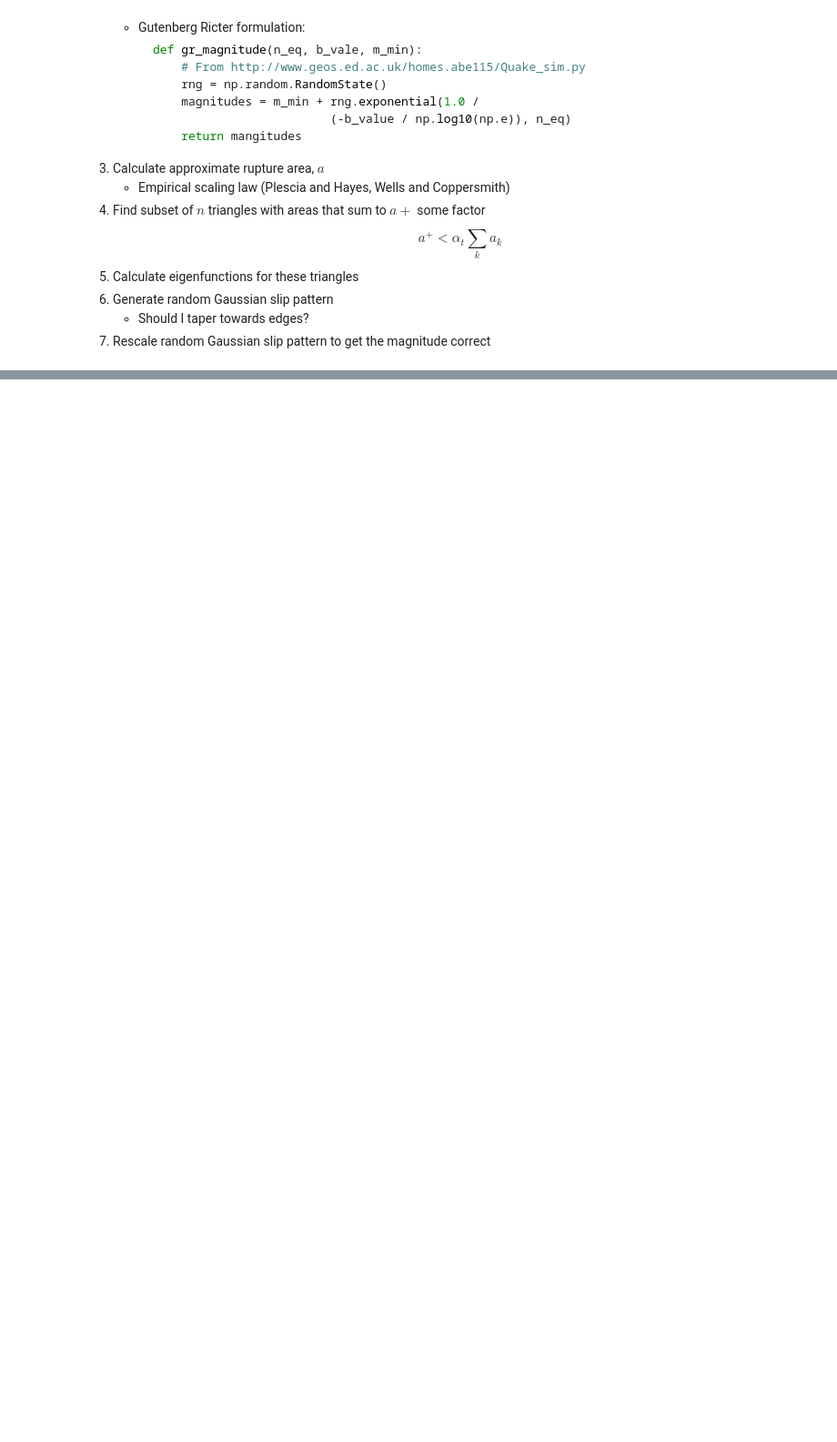
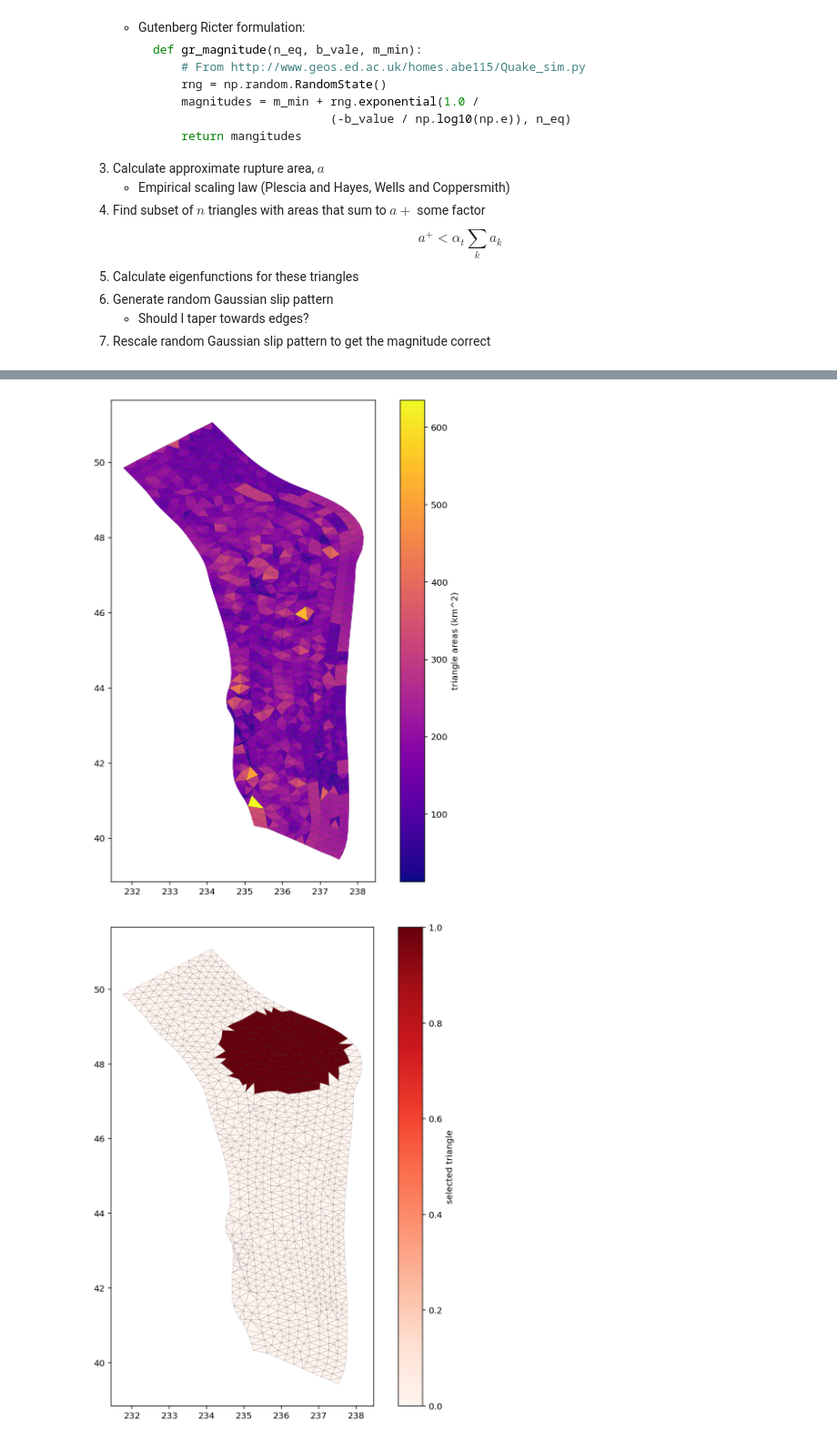
Before and after one commit to brendanjmeade/celeri, a Jupyter notebook: utilities/celeri_synthetic_slip_distributions_02.ipynb, the cells around one changed output, grey strips where cells are left out. Shown at 91% size. Cells and saved outputs as stored; diff of their text form; code cells hidden in the pictures; blank space fills up the shorter version.

```diff
--- a/utilities/celeri_synthetic_slip_distributions_02.ipynb
+++ b/utilities/celeri_synthetic_slip_distributions_02.ipynb
@@ -352,0 +415,28 @@ array([-2559528.93992022, -2602627.50491304, -2526242.22899095, ...,
+# %%
+# Find the triangles close to the hypocenter that accumulate enough area to be a
+# part of the event rupture
+
+# Plot all triangle areas for reference
+plt.figure(figsize=(10, 10))
+pc = plot_meshes(meshes, meshes[0].areas / 1e6, plt.gca(), "plasma")
+plt.colorbar(pc, label="triangle areas (km^2)")
+plt.show()
+
+event.target_area = 50000e6
+
+# Sort indices of hypocenter to centroid distances
+sorted_distance_index = np.argsort(hypocenter_triangle_to_all_triangles_distances)
+cumulative_area = np.cumsum(meshes[0].areas[sorted_distance_index])
+event.triangle_index = sorted_distance_index[np.where(cumulative_area < event.target_area)[0]]
+event.actual_area = np.sum(meshes[0].areas[event.triangle_index])
+
+# Plot triangle location
+fill_value = np.zeros(meshes[0].n_tde)
+fill_value[event.triangle_index] = 1
+plt.figure(figsize=(10, 10))
+pc = plot_meshes(meshes, fill_value, plt.gca(), "Reds")
+plt.colorbar(pc, label="selected triangle")
+plt.show()
+# %% [output]
+[figure, added]
+[figure, added]
```
Also changed, not shown: parts of 13 cells of this notebook.
